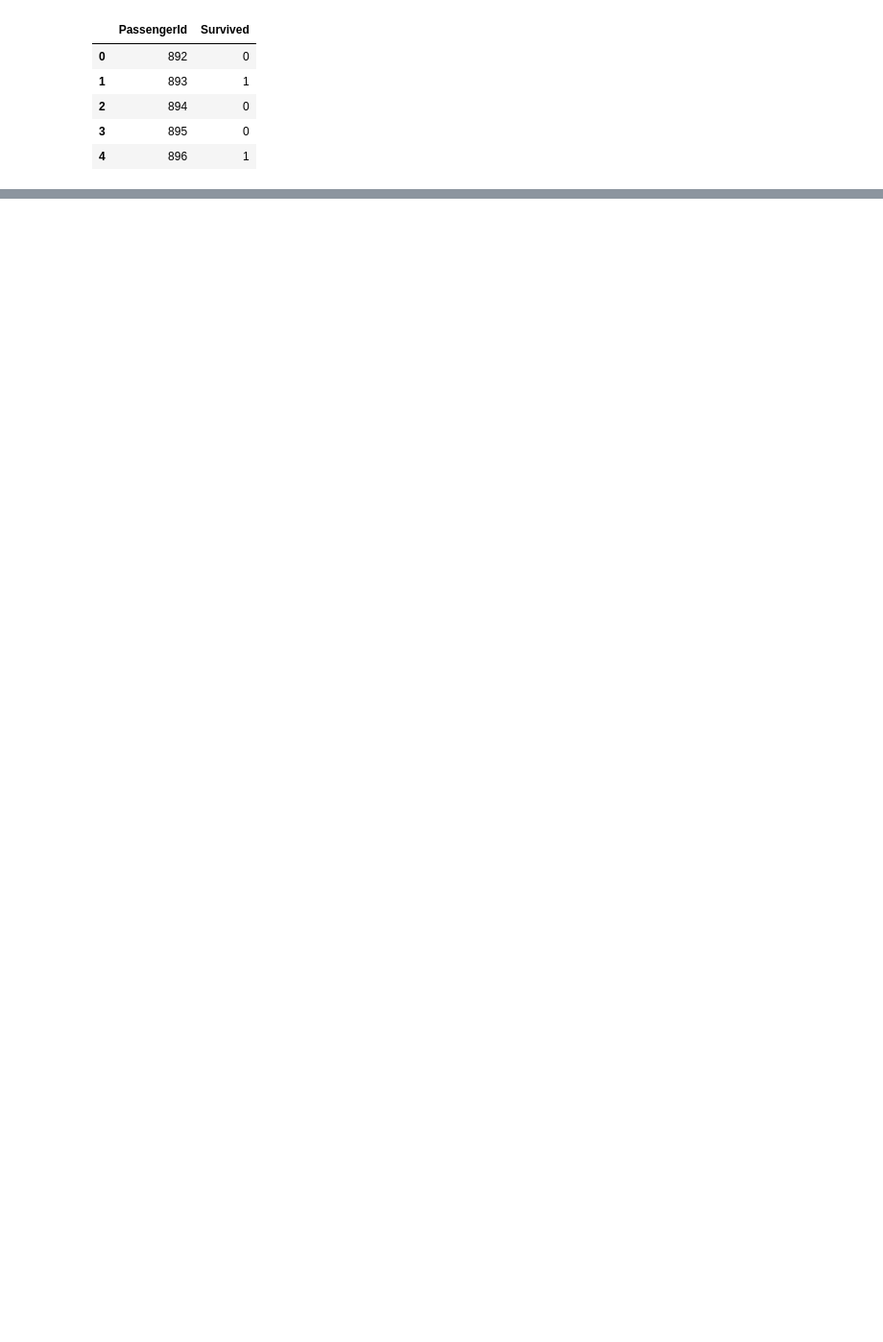
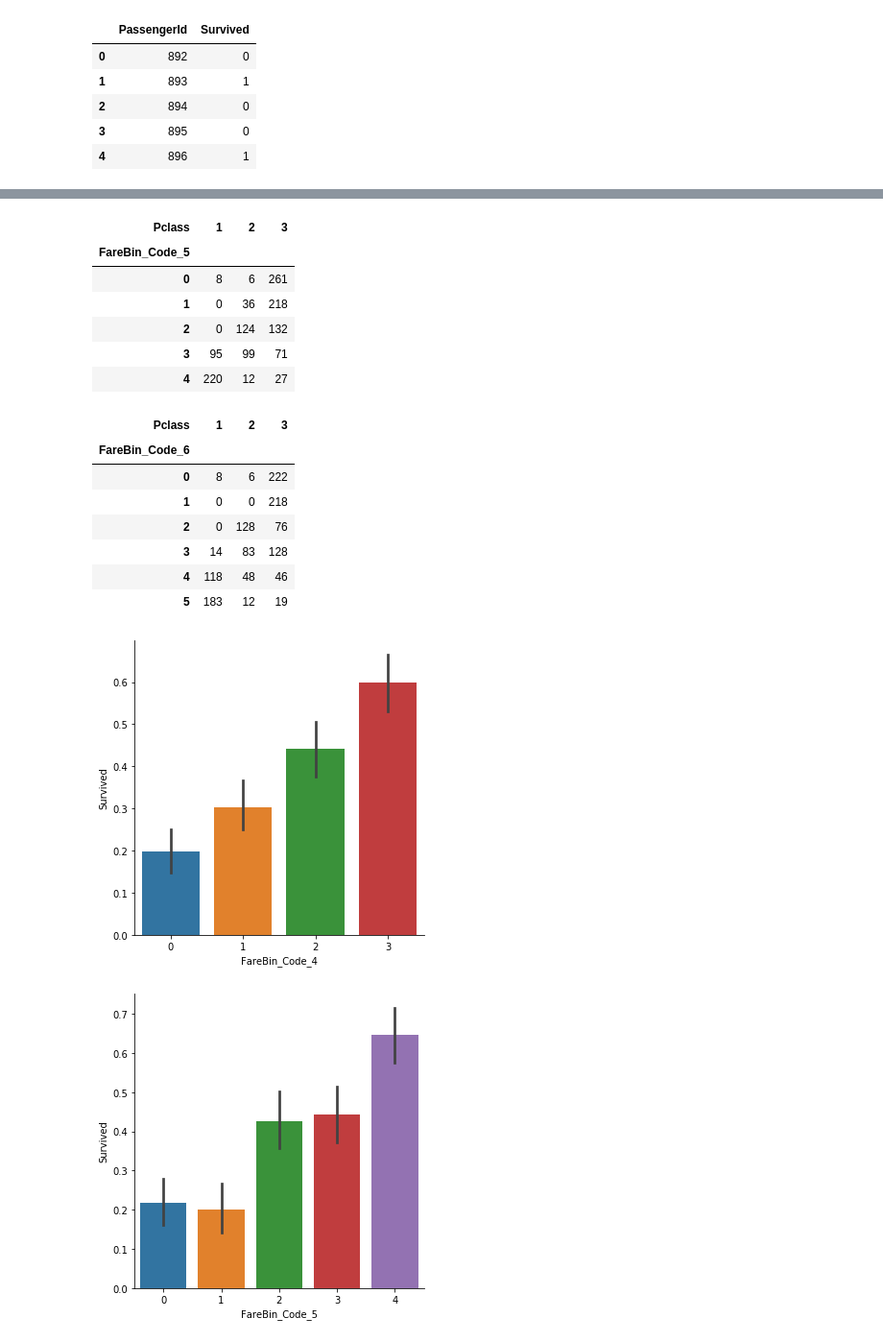
Before and after one commit to myps6415/Data-Analysis-Project, a Jupyter notebook: Kaggle/Titanic/Titanic.ipynb, the cells around one changed output, grey strips where cells are left out. Shown at 96% size. Cells and saved outputs as stored; diff of their text form; code cells hidden in the pictures; blank space fills up the shorter version.

```diff
--- a/Kaggle/Titanic/Titanic.ipynb
+++ b/Kaggle/Titanic/Titanic.ipynb
@@ -11,6 +11,14 @@ from sklearn.preprocessing import LabelEncoder
 from sklearn.feature_selection import RFECV
 import warnings
 warnings.filterwarnings('ignore')
+
+from IPython.display import display
+from IPython.display import display_html
+def display_side_by_side(*args):
+    html_str=''
+    for df in args:
+        html_str+=df.to_html()
+    display_html(html_str.replace('table', 'table style="display:inline"'), raw=True)
 # %%
 train_df = pd.read_csv('/Users/john.tung/Downloads/titanic/train.csv')
 test_df = pd.read_csv('/Users/john.tung/Downloads/titanic/test.csv')
@@ -91,0 +114,3 @@ Predict_result.to_csv('submission.csv', index=False)
+# %%
+# filling missing values
+data_df['Fare'] = data_df['Fare'].fillna(data_df['Fare'].median())
@@ -91,0 +123,31 @@ Predict_result.to_csv('submission.csv', index=False)
+# %%
+# Making Bins
+data_df['FareBin_4'] = pd.qcut(data_df['Fare'], 4)
+data_df['FareBin_5'] = pd.qcut(data_df['Fare'], 5)
+data_df['FareBin_6'] = pd.qcut(data_df['Fare'], 6)
+
+label = LabelEncoder()
+data_df['FareBin_Code_4'] = label.fit_transform(data_df['FareBin_4'])
+data_df['FareBin_Code_5'] = label.fit_transform(data_df['FareBin_5'])
+data_df['FareBin_Code_6'] = label.fit_transform(data_df['FareBin_6'])
+
+# cross tab
+df_4 = pd.crosstab(data_df['FareBin_Code_4'],data_df['Pclass'])
+df_5 = pd.crosstab(data_df['FareBin_Code_5'],data_df['Pclass'])
+df_6 = pd.crosstab(data_df['FareBin_Code_6'],data_df['Pclass'])
+
+display_side_by_side(df_4,df_5,df_6)
+
+# plots
+# fig, [ax1, ax2, ax3] = plt.subplots(1, 3,sharey=True)
+# fig.set_figwidth(18)
+for axi in [ax1, ax2, ax3]:
+    axi.axhline(0.5,linestyle='dashed', c='black',alpha = .3)
+g1 = sns.factorplot(x='FareBin_Code_4', y="Survived", data=data_df,kind='bar',ax=ax1)
+g2 = sns.factorplot(x='FareBin_Code_5', y="Survived", data=data_df,kind='bar',ax=ax2)
+g3 = sns.factorplot(x='FareBin_Code_6', y="Survived", data=data_df,kind='bar',ax=ax3)
+# close FacetGrid object
+# plt.close(g1.fig)
+# plt.close(g2.fig)
+# plt.close(g3.fig)
+# %% [output]
@@ -91,0 +160,17 @@ Predict_result.to_csv('submission.csv', index=False)
+| Pclass | 1 | 2 | 3 |
+| FareBin_Code_5 |  |  |  |
+| 0 | 8 | 6 | 261 |
+| 1 | 0 | 36 | 218 |
+| 2 | 0 | 124 | 132 |
+| 3 | 95 | 99 | 71 |
+| 4 | 220 | 12 | 27 |
+| Pclass | 1 | 2 | 3 |
+| FareBin_Code_6 |  |  |  |
+| 0 | 8 | 6 | 222 |
+| 1 | 0 | 0 | 218 |
+| 2 | 0 | 128 | 76 |
+| 3 | 14 | 83 | 128 |
+| 4 | 118 | 48 | 46 |
+| 5 | 183 | 12 | 19 |
+[figure, added]
+[figure, added]
```
Also changed, not shown: parts of 7 cells of this notebook.
